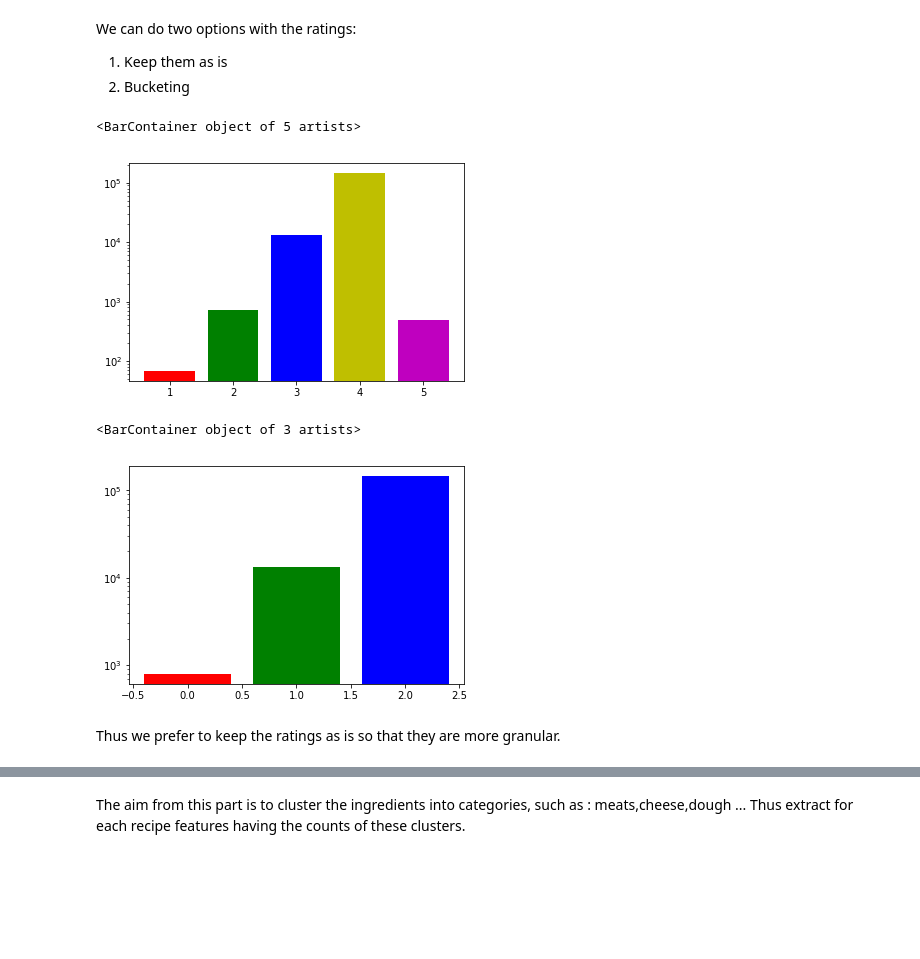
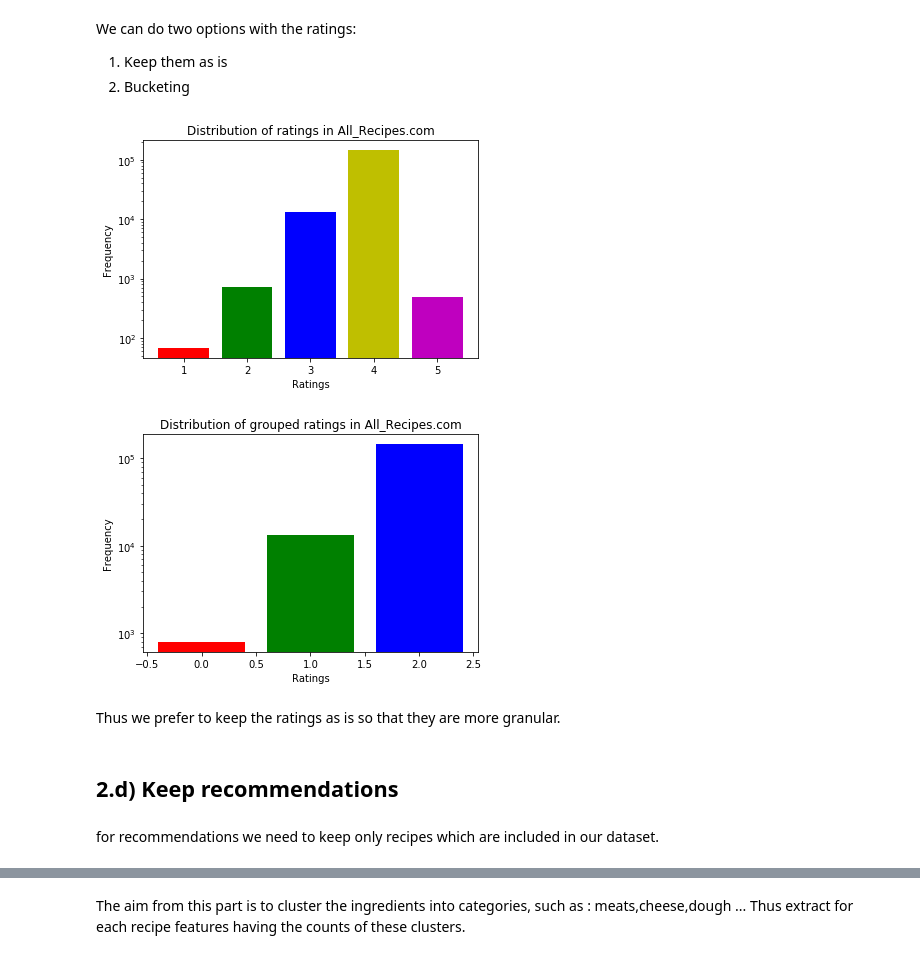
Before and after one commit to leonardoperrone/smart-recipes, a Jupyter notebook: Data_prep_augment.ipynb, the cells around one changed output, grey strips where cells are left out. Saved outputs shown, nothing was run; the diff lists cells and outputs as text; code cells hidden in the pictures; blank space fills up the shorter version.

Commit message:
added some analysis of some plots and fixed some bugs in the augmentation script

```diff
--- a/Data_prep_augment.ipynb
+++ b/Data_prep_augment.ipynb
@@ -32,6 +33,6 @@ data_directory = './pickles/dataframes'
 # %% [markdown]
 Load all the data dataframes from json, they are raw uncleaned scrapped websites
 # %%
-all_recipe_df = pd.read_json(data_directory + '/all_recipe_df_raw.json')
+all_recipe_df = pd.read_csv(data_directory + '/all_recipe_df_raw2.csv')
 # %%
-food_com_df  = pd.read_json(data_directory + '/food_com_df_raw.json')
+food_com_df  = pd.read_csv(data_directory + '/food_com_df_raw2.csv')
@@ -40,5 +39,7 @@ food_net_df  = pd.read_json(data_directory + '/food_net_df_raw.json')
 # %% [markdown]
 __NOTE__ : We will first clean each dataframe alone as each one of them contains different features.
+# %%
+all_recipe_df,food_com_df = all_recipe_df.drop(['Unnamed: 0',u'name.1'],axis=1),food_com_df.drop(['Unnamed: 0',u'name.1'],axis=1)
 # %% [markdown]
 # 2) Cleaning  all_recipe.com
 # %%
@@ -76,4 +78,8 @@ totalcarbs      object
 dtype: object
+# %%
+# change strings to lists
+all_recipe_df.recommendations = all_recipe_df.recommendations.apply(lambda x: x.strip('[]').split(','))
+all_recipe_df.ingredients = all_recipe_df.ingredients.apply(lambda x: x.strip('[]').split(','))
 # %% [markdown]
 ## 2.a) Processing nutirition facts
 # %% [markdown]
@@ -260,10 +264,14 @@ all_recipe_df_ratings = all_recipe_df['rating'].values
 # %%
 rating_distribution = dict(Counter(all_recipe_df_ratings))
 # %%
-plt.bar(rating_distribution.keys(),rating_distribution.values(),color='rgbym',log=True)
+plt.bar(rating_distribution.keys(),rating_distribution.values(),color='rgbym',\
+        log=True)
+plt.title('Distribution of ratings in All_Recipes.com')
+plt.xlabel('Ratings')
+plt.ylabel('Frequency')
+plt.savefig(plots_directory + 'all_recipe_dist.png')
 # %% [output]
-<BarContainer object of 5 artists>
-[figure, old version]
+[figure, new version]
 # %%
 review_buckets = {1:0,2:0,3:1,4:2,5:2}
 bucketized_data = map(lambda x : review_buckets[x],all_recipe_df_ratings.tolist())
@@ -271,8 +279,15 @@ bucketized_data = map(lambda x : review_buckets[x],all_recipe_df_ratings.tolist(
 bucket_distribution = dict(Counter(bucketized_data))
 # %%
 plt.bar(bucket_distribution.keys(),bucket_distribution.values(),color='rgbym',log=True)
+plt.title('Distribution of grouped ratings in All_Recipes.com')
+plt.xlabel('Ratings')
+plt.ylabel('Frequency')
+plt.savefig(plots_directory + 'all_recipe_dist_buckets.png')
 # %% [output]
-<BarContainer object of 3 artists>
-[figure, old version]
+[figure, new version]
 # %% [markdown]
 Thus we prefer to keep the ratings as is so that they are more granular.
+# %% [markdown]
+## 2.d) Keep recommendations
+# %% [markdown]
+for recommendations we need to keep only recipes which are included in our dataset.
```
Also changed, not shown: parts of 56 cells of this notebook, 1 other file.
